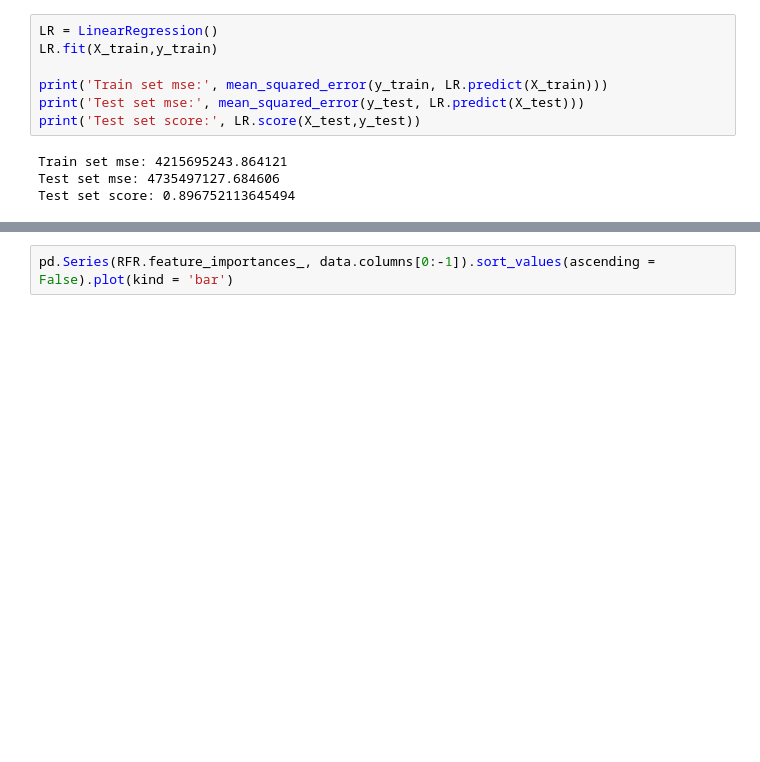
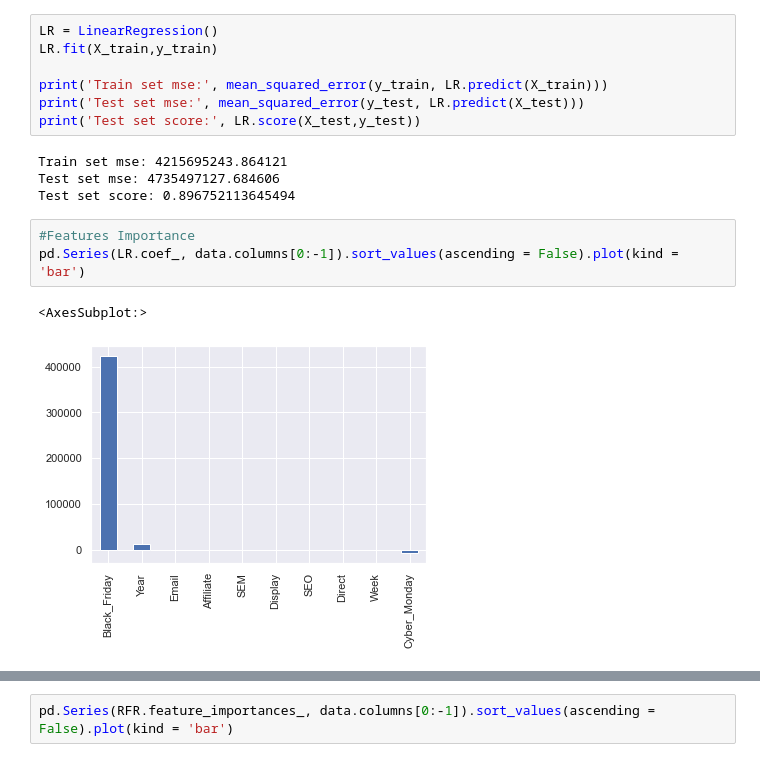
Before and after one commit to Jorge-Montenegro/TFM, a Jupyter notebook: TFM.ipynb, the cells around one changed output, grey strips where cells are left out. Cells and saved outputs as stored; diff of their text form; blank space fills up the shorter version.

Commit message:
peleando con los features importances y la varianza y el sesgo

```diff
--- a/TFM.ipynb
+++ b/TFM.ipynb
@@ -466,3 +458,9 @@ print('Test set score:', LR.score(X_test,y_test))
 Train set mse: 4215695243.864121
 Test set mse: 4735497127.684606
 Test set score: 0.896752113645494
+# %%
+#Features Importance
+pd.Series(LR.coef_, data.columns[0:-1]).sort_values(ascending = False).plot(kind = 'bar')
+# %% [output]
+<AxesSubplot:>
+[figure, added]
```
Also changed, not shown: parts of 14 cells of this notebook.
